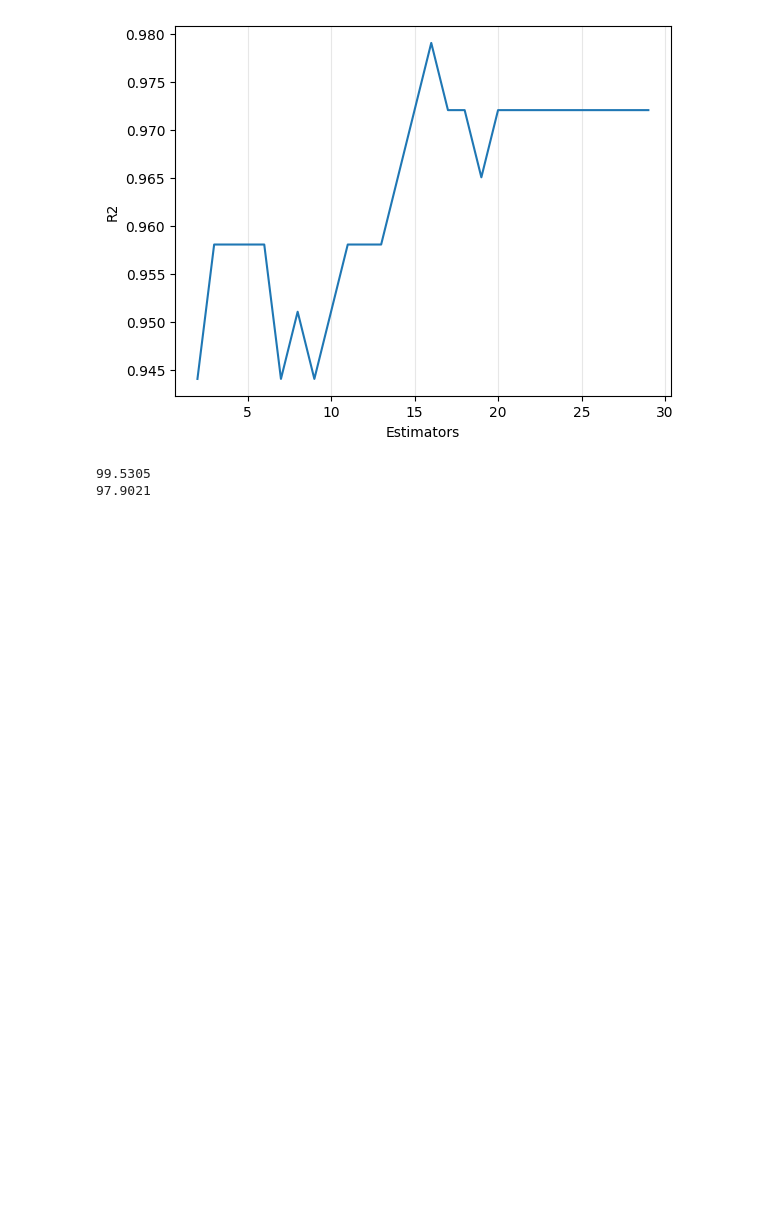
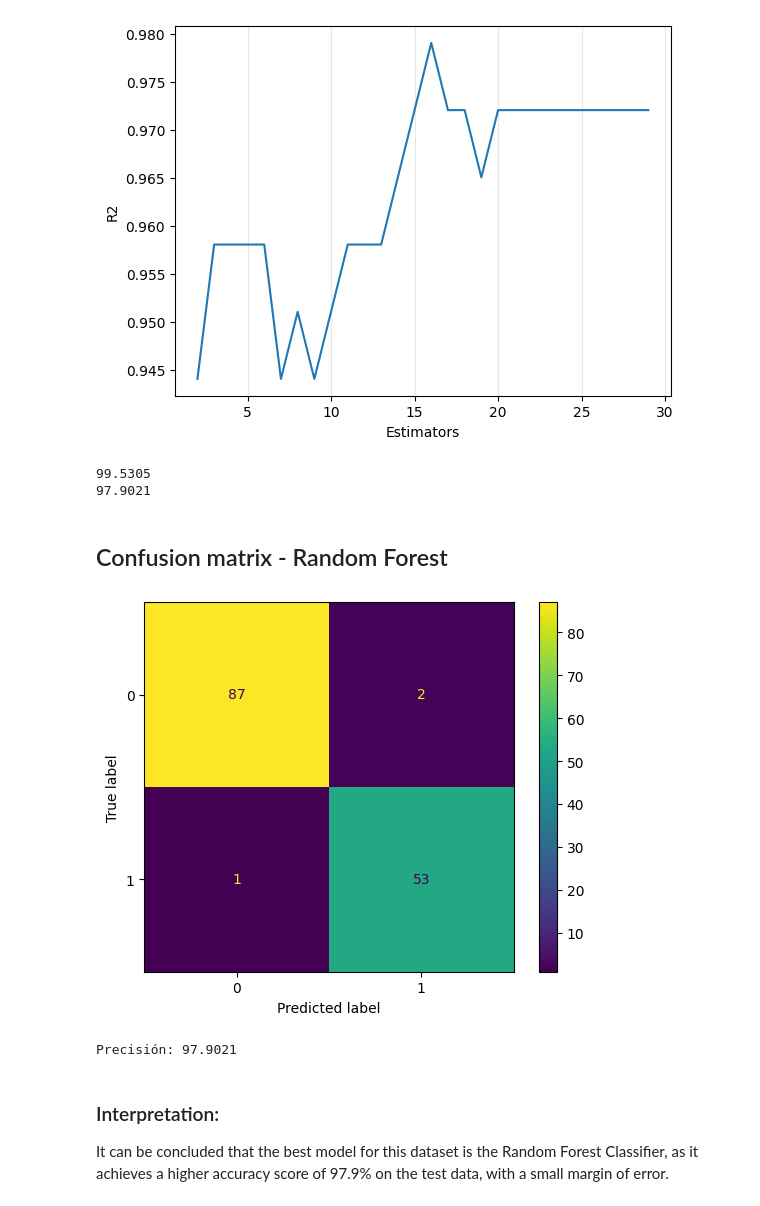
Before and after one commit to 0Kyumy0/Machine_Learning_CodingDojo, a Jupyter notebook: exerciseOnClassificationTree.ipynb, the cells around one changed output. Saved outputs shown, nothing was run; the diff lists cells and outputs as text; code cells hidden in the pictures; blank space fills up the shorter version.

```diff
--- a/exerciseOnClassificationTree.ipynb
+++ b/exerciseOnClassificationTree.ipynb
@@ -184,3 +228,23 @@ print((rf_test_score*100).round(4))
 # %% [output]
 99.5305
 97.9021
+# %% [markdown]
+## Confusion matrix - Random Forest
+# %%
+predictions_rf = rf.predict(X_test)
+cm = confusion_matrix(y_test, predictions_rf, labels = rf.classes_)
+disp = ConfusionMatrixDisplay(confusion_matrix = cm, display_labels = rf.classes_)
+
+disp.plot()
+plt.show()
+# %% [output]
+[figure, added]
+# %%
+precision_rf = accuracy_score(y_test, predictions_rf)
+
+print("Precisión: {:.4f}".format(precision_rf*100))
+# %% [output]
+Precisión: 97.9021
+# %% [markdown]
+### Interpretation:
+It can be concluded that the best model for this dataset is the Random Forest Classifier, as it achieves a higher accuracy score of 97.9% on the test data, with a small margin of error.
```
Also changed, not shown: parts of 11 cells of this notebook.
